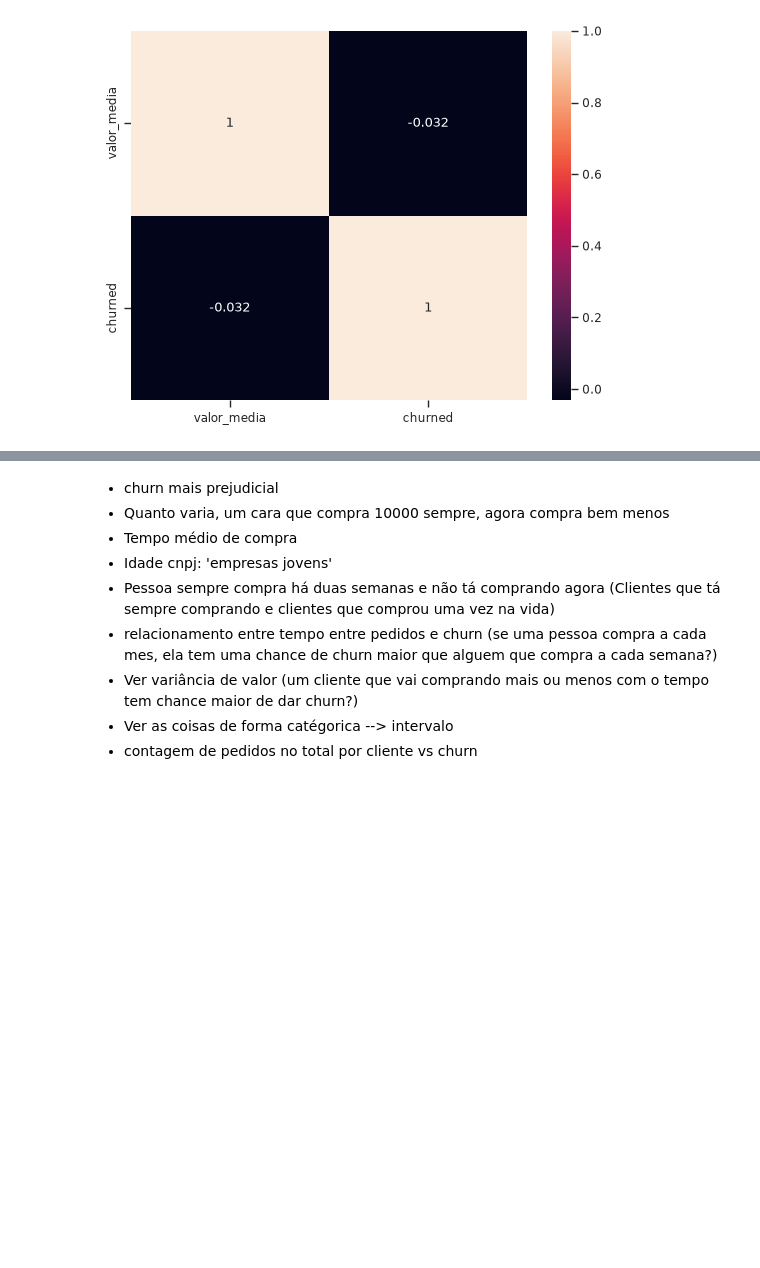
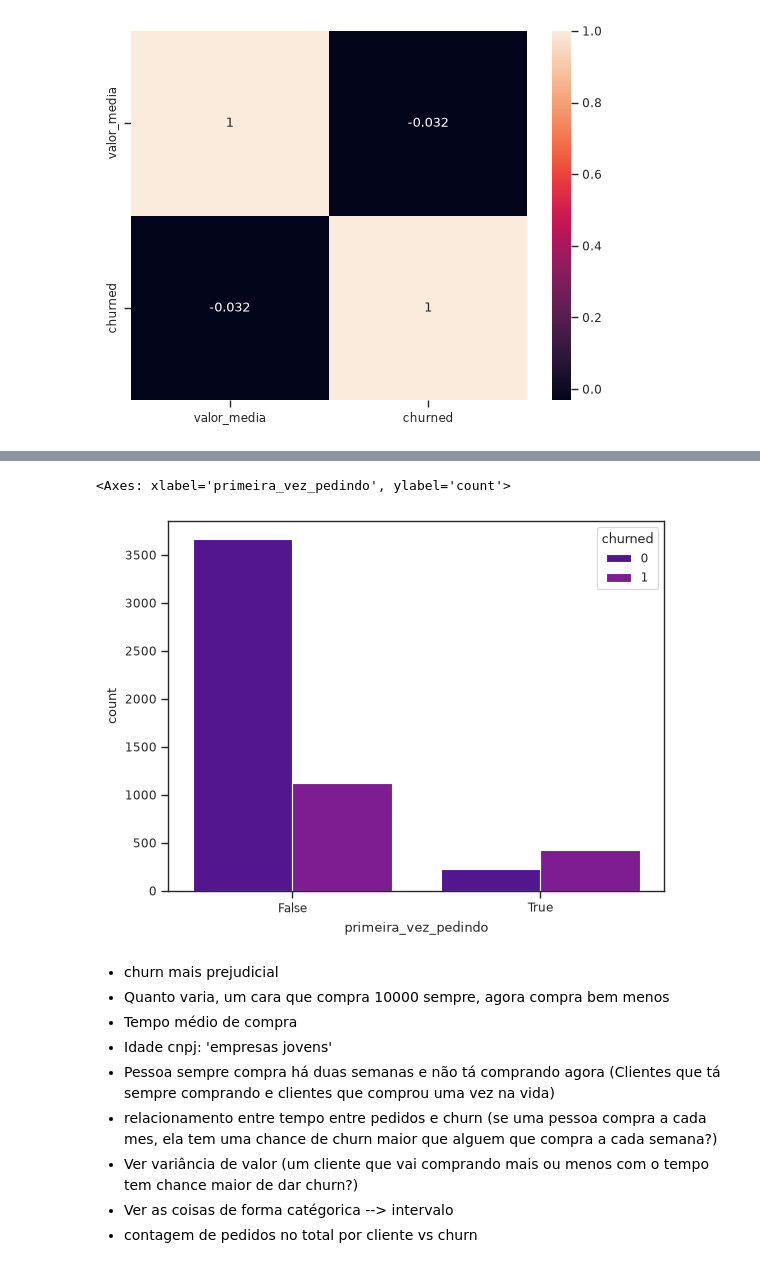
Before and after one commit to lgns-cin/CIN0144, a Jupyter notebook: EDA/com_pedidos.ipynb, the cells around one changed output, grey strips where cells are left out. Saved outputs shown, nothing was run; the diff lists cells and outputs as text; code cells hidden in the pictures; blank space fills up the shorter version.

```diff
--- a/EDA/com_pedidos.ipynb
+++ b/EDA/com_pedidos.ipynb
@@ -952,3 +1004,10 @@ seaborn.heatmap(medias_valor_por_cliente.corr(), annot=True)
+# %%
+joined['es'] = joined.frequencia_compras.apply(lambda v: v == 0)
+
+seaborn.countplot(data=joined, x='primeira_vez_pedindo', hue='churned')
+# %% [output]
+<Axes: xlabel='primeira_vez_pedindo', ylabel='count'>
+[figure, added]
 # %% [markdown]
 - churn mais prejudicial
 - Quanto varia, um cara que compra 10000 sempre, agora compra bem menos
```
Also changed, not shown: parts of 5 cells of this notebook.
